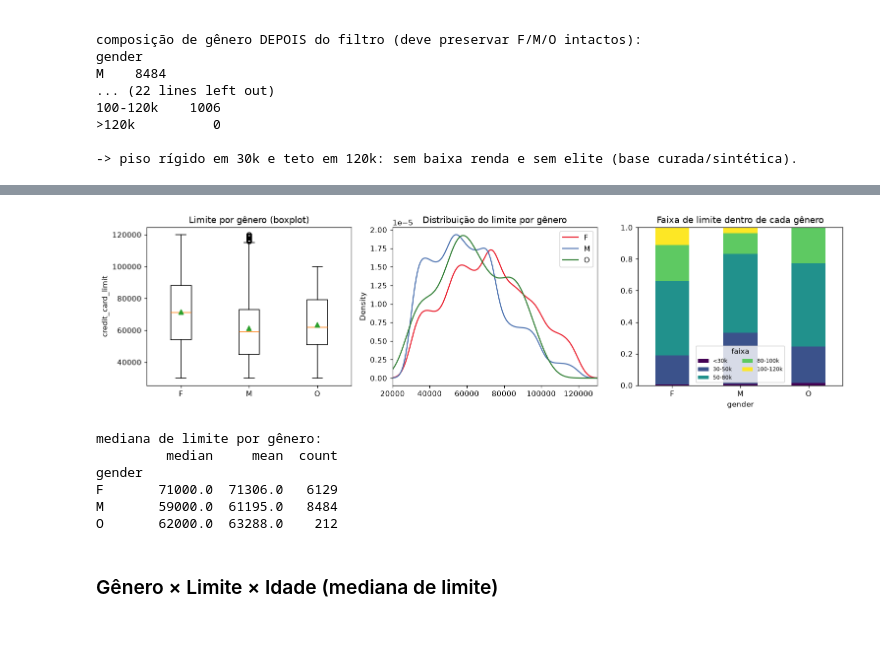
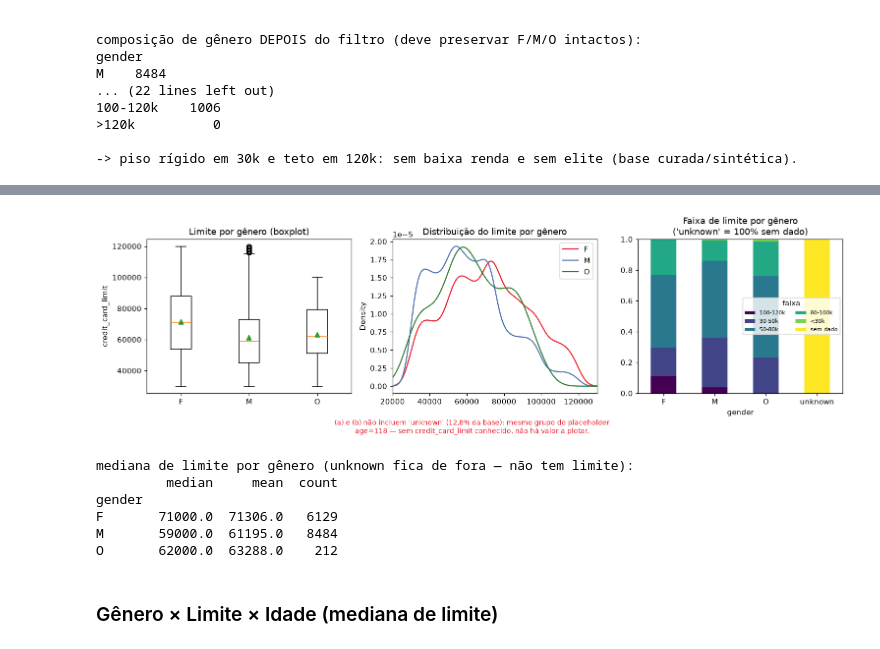
Before and after one commit to velosomn/ifood-case, a Jupyter notebook: notebooks/0_eda.ipynb, the cells around one changed output, grey strips where cells are left out. Saved outputs shown, nothing was run; the diff lists cells and outputs as text; code cells hidden in the pictures.

```diff
--- a/notebooks/0_eda.ipynb
+++ b/notebooks/0_eda.ipynb
@@ -311,28 +316,41 @@ M    8484
 # %%
 fig, ax = plt.subplots(1, 3, figsize=(14, 4))
 order = ['F','M','O']
-# (a) boxplot do limite por gênero
+
+# (a) boxplot do limite por gênero — 'unknown' fica fora: seu limite é 100% nulo
 data = [pv.loc[pv.gender==g,'credit_card_limit'].dropna() for g in order]
 ax[0].boxplot(data, tick_labels=order, showmeans=True)
 ax[0].set_title('Limite por gênero (boxplot)'); ax[0].set_ylabel('credit_card_limit')
 
-# (b) densidade do limite por gênero
+# (b) densidade do limite por gênero — mesma razão
 for g,c in zip(order, [IFOOD_RED,'#4C72B0','#2E7D32']):
     pv.loc[pv.gender==g,'credit_card_limit'].plot.kde(ax=ax[1], label=g, color=c)
 ax[1].set_title('Distribuição do limite por gênero'); ax[1].set_xlim(20000,130000); ax[1].legend()
 
-# (c) mix de faixas de limite dentro de cada gênero (normalizado)
-mix = pd.crosstab(pv.gender, pv.faixa_limite, normalize='index').loc[order]
+# (c) mix de faixas de limite — aqui SIM incluímos 'unknown', usando a base
+# bruta (profile, não pv) e tratando limite nulo como sua própria categoria
+prof_mix = profile.copy()
+prof_mix['gender'] = prof_mix['gender'].fillna('unknown')
+prof_mix['faixa_limite'] = pd.cut(prof_mix.credit_card_limit, bins, labels=labels)
+prof_mix['faixa_limite'] = prof_mix['faixa_limite'].astype('object').fillna('sem dado')
+order_c = order + ['unknown']
+mix = pd.crosstab(prof_mix.gender, prof_mix.faixa_limite, normalize='index').loc[order_c]
 mix.plot(kind='bar', stacked=True, ax=ax[2], colormap='viridis')
-ax[2].set_title('Faixa de limite dentro de cada gênero'); ax[2].tick_params(axis='x', rotation=0)
+ax[2].set_title("Faixa de limite por gênero\n('unknown' = 100% sem dado)")
+ax[2].tick_params(axis='x', rotation=0)
 ax[2].legend(fontsize=7, ncol=2, title='faixa')
+
+fig.text(0.5, -0.04,
+         "(a) e (b) não incluem 'unknown' (12,8% da base): mesmo grupo do placeholder\n"
+         "age=118 — sem credit_card_limit conhecido, não há valor a plotar.",
+         ha='center', fontsize=9, color=IFOOD_RED)
 plt.tight_layout(); plt.show()
 
-print('mediana de limite por gênero:')
+print('mediana de limite por gênero (unknown fica de fora — não tem limite):')
 print(pv.groupby('gender').credit_card_limit.agg(['median','mean','count']).round(0).to_string())
 # %% [output]
-[figure, old version]
+[figure, new version]
-mediana de limite por gênero:
+mediana de limite por gênero (unknown fica de fora — não tem limite):
          median     mean  count
 gender
 F       71000.0  71306.0   6129
```
Also changed, not shown: parts of 2 cells of this notebook, 1 other file.
